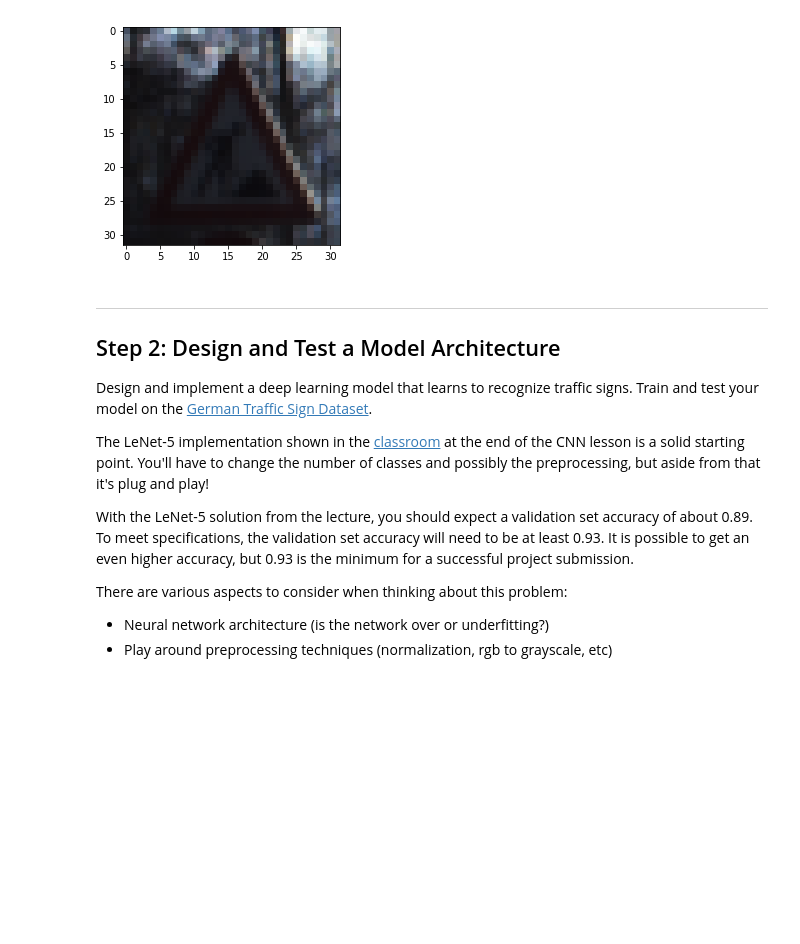
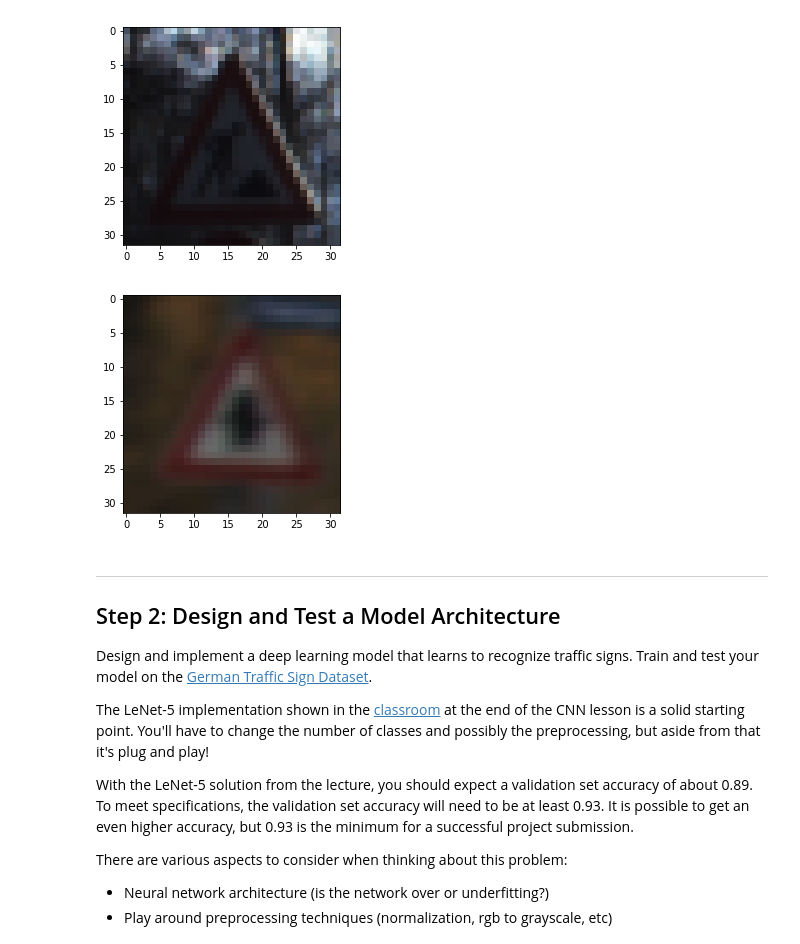
Before and after one commit to delafu/CarND-Traffic-Sign-Classifier-Project, a Jupyter notebook: Traffic_Sign_Classifier.ipynb, the cells around one changed output. Cells and saved outputs as stored; diff of their text form; code cells hidden in the pictures; blank space fills up the shorter version.

```diff
--- a/Traffic_Sign_Classifier.ipynb
+++ b/Traffic_Sign_Classifier.ipynb
@@ -126,6 +126,13 @@ print(np.max(X_train[index]))
 Label: 25
 252
 [figure]
+# %%
+for i in range(len(X_train)):
+    if y_train[i]==11:
+        plt.imshow(X_train[i])
+        break
+# %% [output]
+[figure, added]
 # %% [markdown]
 ----
 
```
Also changed, not shown: parts of 8 cells of this notebook, 9 other files.
